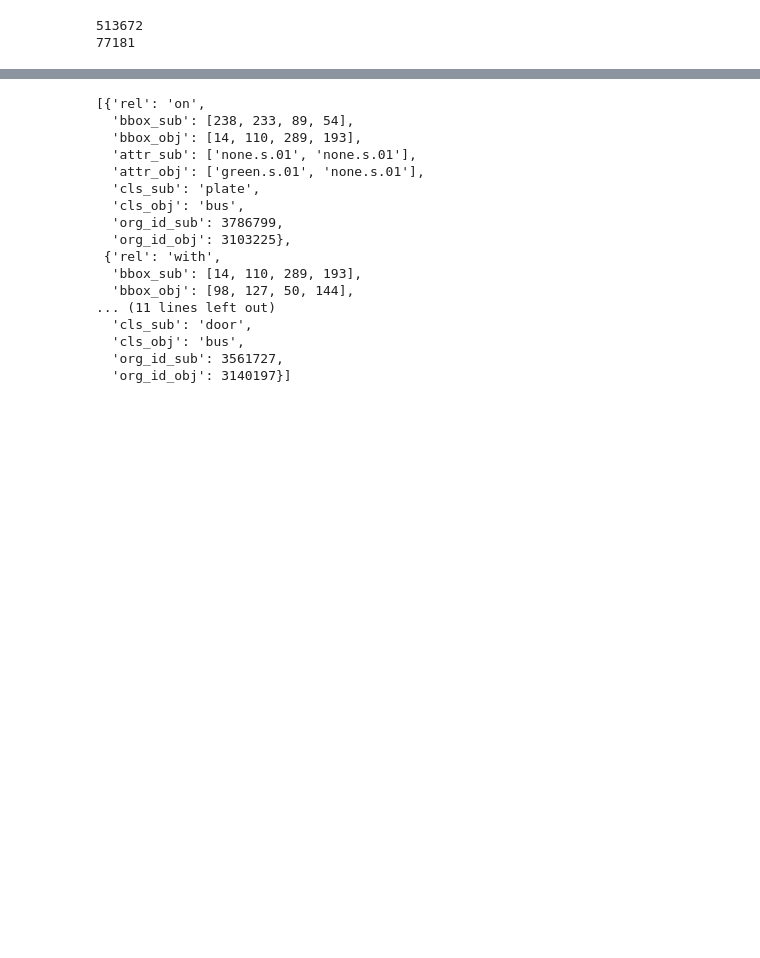
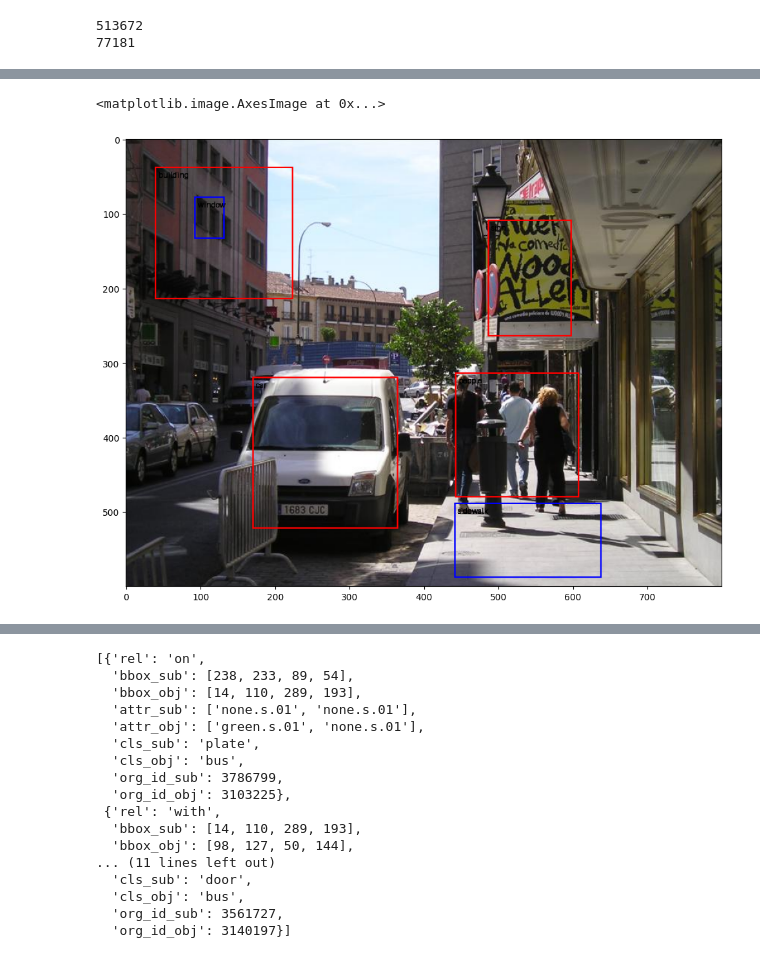
Before and after one commit to PDD0911-HCMUS/Traffic-SceneGraph-Generation, a Jupyter notebook: Datasets/DataVisualizeVisualGenome copy.ipynb, the cells around one changed output, grey strips where cells are left out. Drawn from its saved outputs; the diff is of its cells as text; code cells hidden in the pictures; blank space fills up the shorter version.

```diff
--- a/Datasets/DataVisualizeVisualGenome copy.ipynb
+++ b/Datasets/DataVisualizeVisualGenome copy.ipynb
@@ -361,6 +362,11 @@ print(len(checkIsValid))
 # %% [output]
 513672
 77181
+# %%
+for item in checkIsValid:
+    src = vgRoot+'VG_100K/' + str(item) + '.jpg'
+    dst = vgRoot+'Image/' + str(item) + '.jpg'
+    shutil.copy(src=src, dst=dst)
 # %%
 print(len(checkObject))
 lenItem = []
@@ -386,0 +404,3 @@ with open(vgRoot + 'Annotation/' +'object_cls.json', "w") as outfile:
+# %%
+for item in main_list:
+    os.remove(vgRoot + 'GTTraffic/' + item + '.json')
@@ -387,3 +417,19 @@ with open(vgRoot + 'Annotation/' +'object_cls.json', "w") as outfile:
+# %%
+imCopy = image.copy()
+imageDraw = ImageDraw.Draw(imCopy)
+for item in anno:
+    x_sub, y_sub, w_sub, h_sub = item['bbox_sub'][0],item['bbox_sub'][1],item['bbox_sub'][2],item['bbox_sub'][3]
+    x_obj, y_obj, w_obj, h_obj = item['bbox_obj'][0],item['bbox_obj'][1],item['bbox_obj'][2],item['bbox_obj'][3]
+    #print(x1, y1, x2, y2, item['names'][0])
+    imageDraw.rectangle([(x_sub, y_sub), (w_sub + x_sub, h_sub + y_sub)], outline ="red", width=2)
+    imageDraw.rectangle([(x_obj, y_obj), (w_obj + x_obj, h_obj + y_obj)], outline ="blue", width=2)
+    imageDraw.text((x_sub+5, y_sub+5), item['cls_sub'], fill='black')
+    imageDraw.text((x_obj+5, y_obj+5), item['cls_obj'], fill='black')
+plt.figure(figsize=(16,9))
+plt.imshow(imCopy)
+# %% [output]
+<matplotlib.image.AxesImage at 0x...>
+[figure, added]
 # %%
 attrName = []
 for item in checkObject[:]:
```
Also changed, not shown: parts of 13 cells of this notebook, 1 other file.
